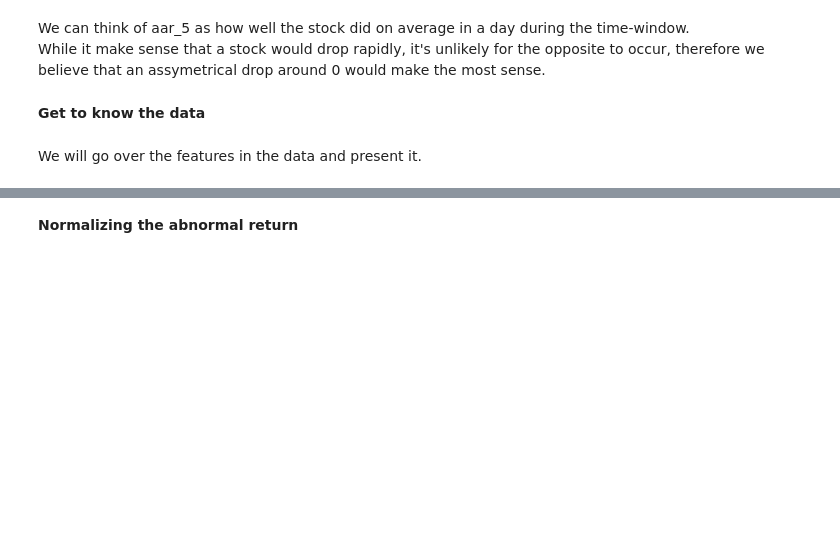
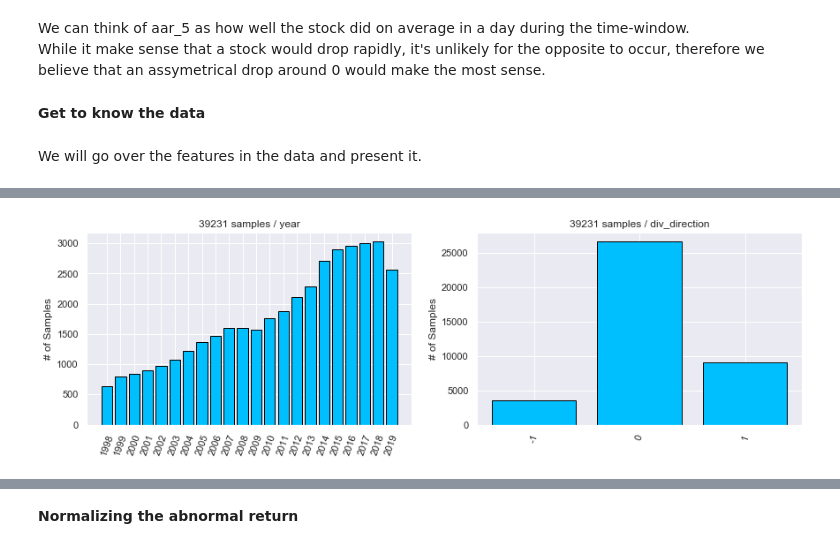
Before and after one commit to DeanCarmeli/DataSci, a Jupyter notebook: ProjectNotebook.ipynb, the cells around one changed output, grey strips where cells are left out. Saved outputs shown, nothing was run; the diff lists cells and outputs as text; code cells hidden in the pictures; blank space fills up the shorter version.

```diff
--- a/ProjectNotebook.ipynb
+++ b/ProjectNotebook.ipynb
@@ -209,0 +180,5 @@ visualize.plot_time_sector_change_hist(df)
+# %%
+if run_speed < 3:
+    visualize.plot_years_change_hist(df)
+# %% [output]
+[figure, added]
```
Also changed, not shown: parts of 90 cells of this notebook, 4 other files.
